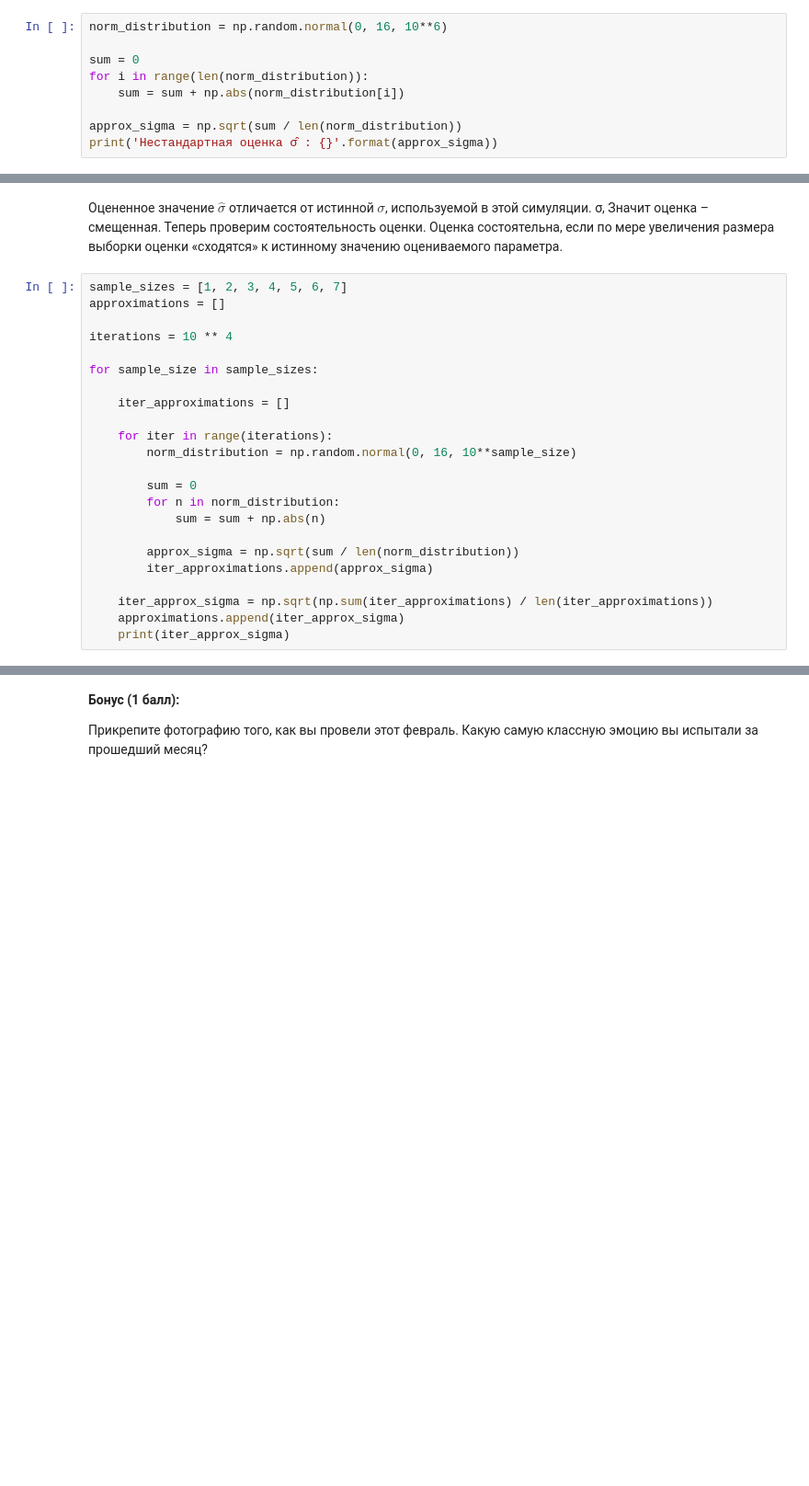
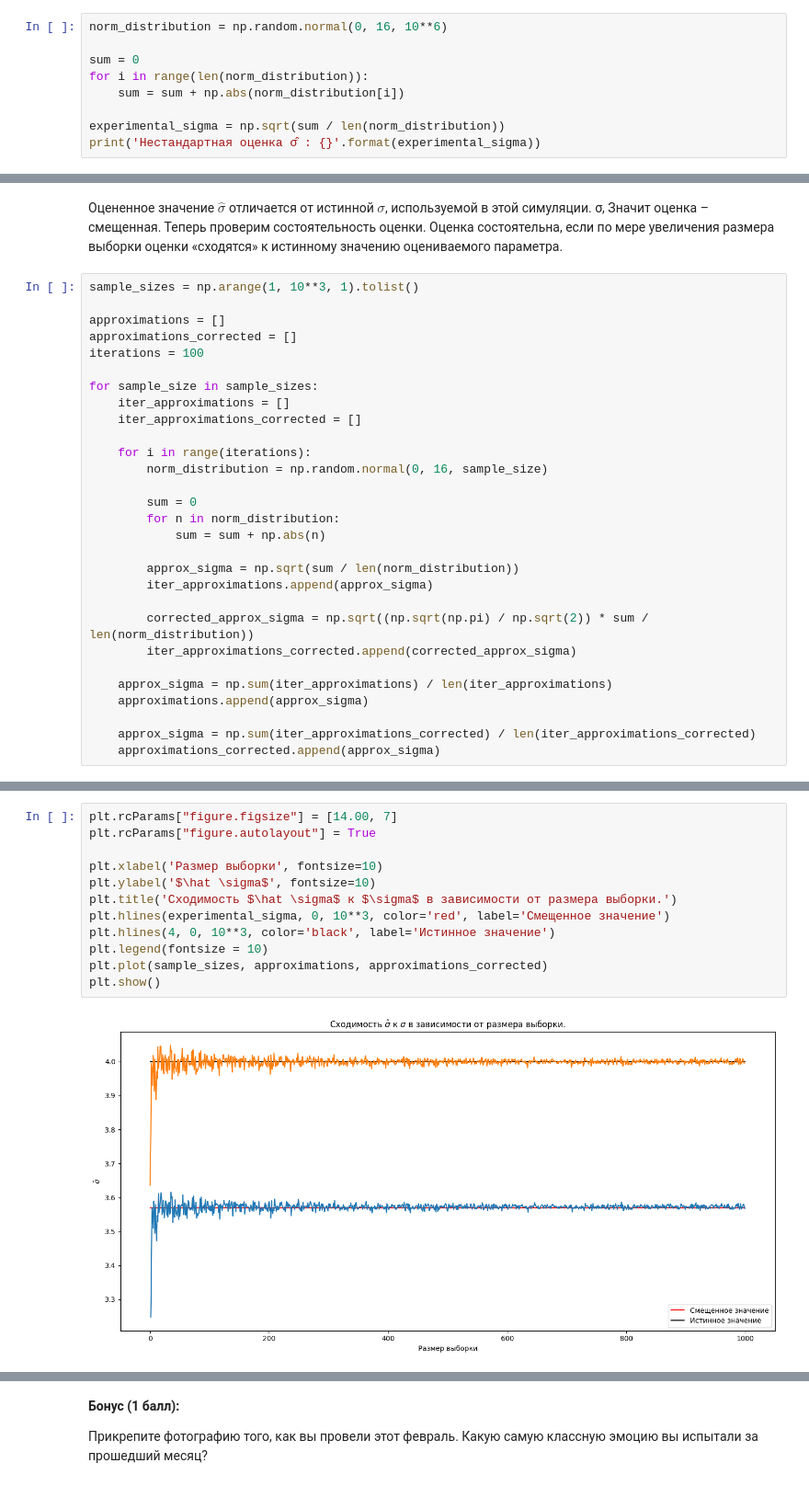
Before and after one commit to olegoid/yet_another_matstat_course, a Jupyter notebook: hw_matstat/hw-01- 007-OLEG-DEMCHENKO.ipynb, the cells around one changed output, grey strips where cells are left out. Shown at 92% size. Cells and saved outputs as stored; diff of their text form; blank space fills up the shorter version.

```diff
--- a/hw_matstat/hw-01- 007-OLEG-DEMCHENKO.ipynb
+++ b/hw_matstat/hw-01- 007-OLEG-DEMCHENKO.ipynb
@@ -669,6 +669,6 @@ sum = 0
 for i in range(len(norm_distribution)):
     sum = sum + np.abs(norm_distribution[i])
 
-approx_sigma = np.sqrt(sum / len(norm_distribution))
-print('Нестандартная оценка σ̂ : {}'.format(approx_sigma))
+experimental_sigma = np.sqrt(sum / len(norm_distribution))
+print('Нестандартная оценка σ̂ : {}'.format(experimental_sigma))
 # %% [output]
@@ -676,17 +676,18 @@ print('Нестандартная оценка σ̂ : {}'.format(approx_sigma))
 # %% [markdown]
 Оцененное значение $\hat \sigma$ отличается от истинной $\sigma$, используемой в этой симуляции. σ, Значит оценка – смещенная. Теперь проверим состоятельность оценки. Оценка состоятельна, если по мере увеличения размера выборки оценки «сходятся» к истинному значению оцениваемого параметра.
 # %%
-sample_sizes = [1, 2, 3, 4, 5, 6, 7]
+sample_sizes = np.arange(1, 10**3, 1).tolist()
+
 approximations = []
-
-iterations = 10 ** 4
+approximations_corrected = []
+iterations = 100
 
 for sample_size in sample_sizes:
+    iter_approximations = []
+    iter_approximations_corrected = []
 
-    iter_approximations = []
-
-    for iter in range(iterations):
-        norm_distribution = np.random.normal(0, 16, 10**sample_size)
+    for i in range(iterations):
+        norm_distribution = np.random.normal(0, 16, sample_size)
 
         sum = 0
         for n in norm_distribution:
@@ -695,6 +696,11 @@ for sample_size in sample_sizes:
         approx_sigma = np.sqrt(sum / len(norm_distribution))
         iter_approximations.append(approx_sigma)
 
-    iter_approx_sigma = np.sqrt(np.sum(iter_approximations) / len(iter_approximations))
-    approximations.append(iter_approx_sigma)
-    print(iter_approx_sigma)
+        corrected_approx_sigma = np.sqrt((np.sqrt(np.pi) / np.sqrt(2)) * sum / len(norm_distribution))
+        iter_approximations_corrected.append(corrected_approx_sigma)
+
+    approx_sigma = np.sum(iter_approximations) / len(iter_approximations)
+    approximations.append(approx_sigma)
+
+    approx_sigma = np.sum(iter_approximations_corrected) / len(iter_approximations_corrected)
+    approximations_corrected.append(approx_sigma)
@@ -703,0 +707,14 @@ for sample_size in sample_sizes:
+# %%
+plt.rcParams["figure.figsize"] = [14.00, 7]
+plt.rcParams["figure.autolayout"] = True
+
+plt.xlabel('Размер выборки', fontsize=10)
+plt.ylabel('$\hat \sigma$', fontsize=10)
+plt.title('Сходимость $\hat \sigma$ к $\sigma$ в зависимости от размера выборки.')
+plt.hlines(experimental_sigma, 0, 10**3, color='red', label='Смещенное значение')
+plt.hlines(4, 0, 10**3, color='black', label='Истинное значение')
+plt.legend(fontsize = 10)
+plt.plot(sample_sizes, approximations, approximations_corrected)
+plt.show()
+# %% [output]
+[figure, added]
```
Also changed, not shown: parts of 10 cells of this notebook, 1 other file.
